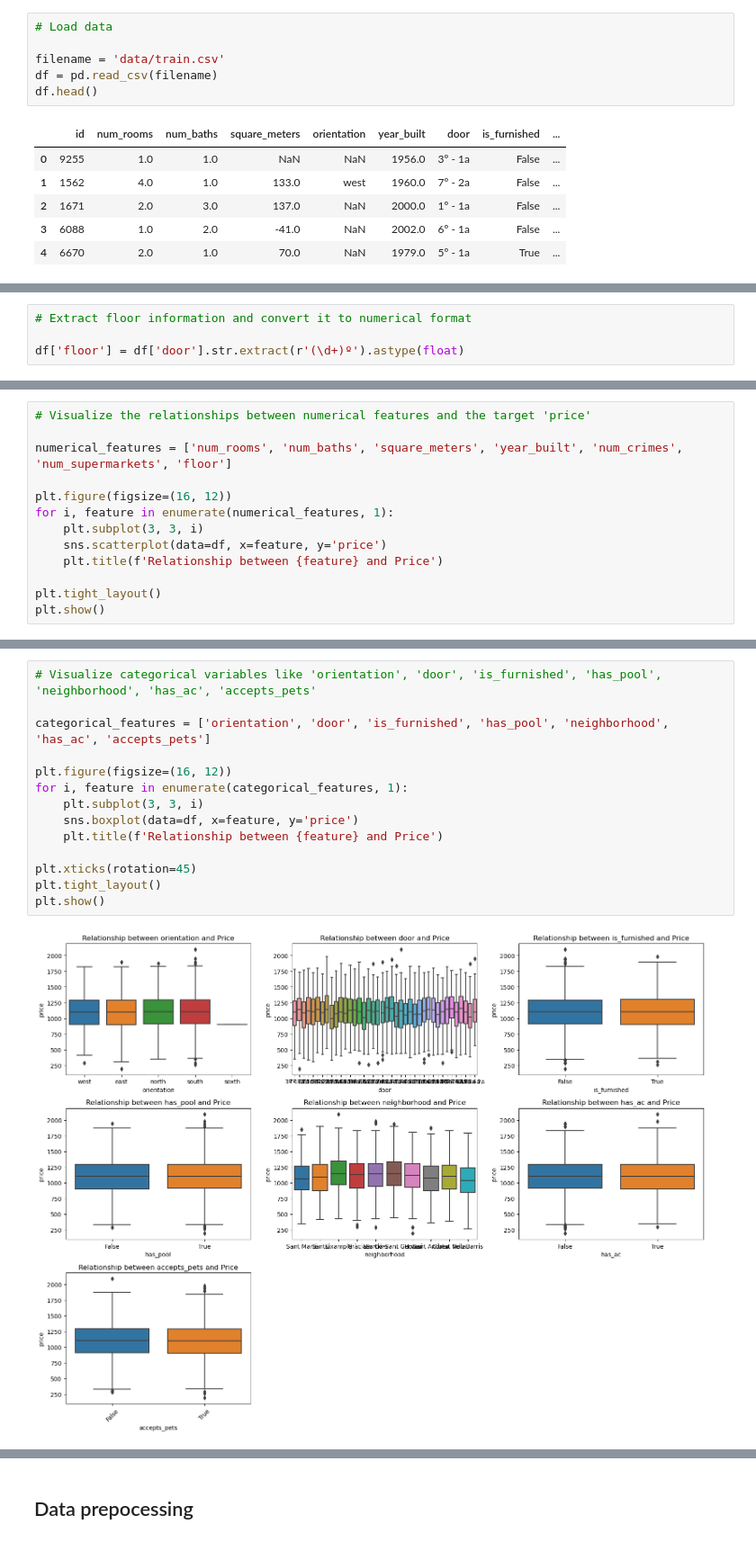
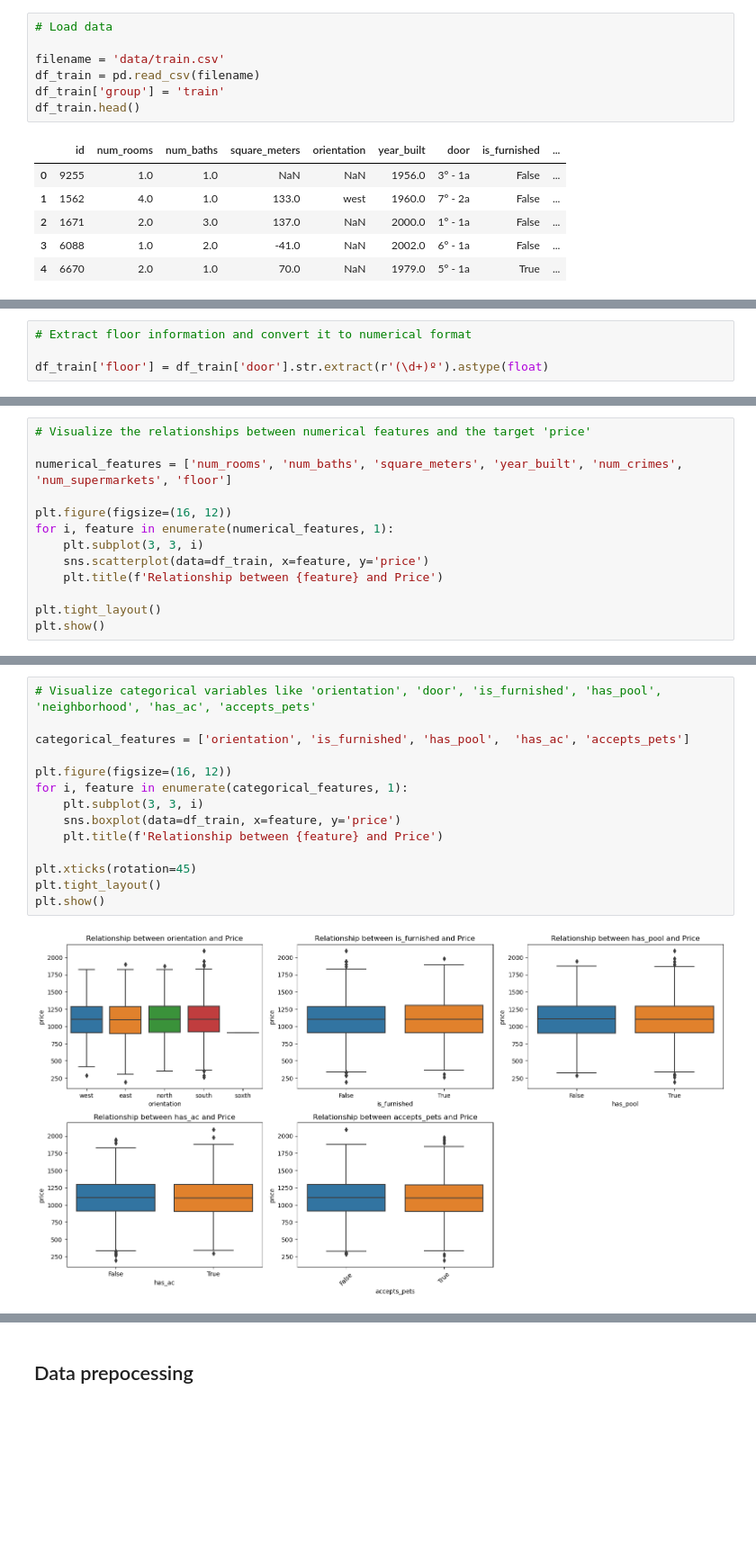
Before and after one commit to viktoriia-yuzkiv/Predicting-Apartment-Prices-in-Barcelona, a Jupyter notebook: Predicting Apartment Prices in Barcelona 2023.ipynb, the cells around one changed output, grey strips where cells are left out. Shown at 90% size. Drawn from its saved outputs; the diff is of its cells as text; blank space fills up the shorter version.

```diff
--- a/Predicting Apartment Prices in Barcelona 2023.ipynb
+++ b/Predicting Apartment Prices in Barcelona 2023.ipynb
@@ -102,8 +104,9 @@ from sklearn.model_selection import cross_val_score
 # Load data
 
 filename = 'data/train.csv'
-df = pd.read_csv(filename)
-df.head()
+df_train = pd.read_csv(filename)
+df_train['group'] = 'train'
+df_train.head()
 # %% [output]
 |  | id | num_rooms | num_baths | square_meters | orientation | year_built | door | is_furnished | ... |
 | 0 | 9255 | 1.0 | 1.0 | NaN | NaN | 1956.0 | 3º - 1a | False | ... |
@@ -184,4 +189,4 @@ plt.show()
 # %%
 # Extract floor information and convert it to numerical format
 
-df['floor'] = df['door'].str.extract(r'(\d+)º').astype(float)
+df_train['floor'] = df_train['door'].str.extract(r'(\d+)º').astype(float)
@@ -193,7 +213,7 @@ numerical_features = ['num_rooms', 'num_baths', 'square_meters', 'year_built', '
 plt.figure(figsize=(16, 12))
 for i, feature in enumerate(numerical_features, 1):
     plt.subplot(3, 3, i)
-    sns.scatterplot(data=df, x=feature, y='price')
+    sns.scatterplot(data=df_train, x=feature, y='price')
     plt.title(f'Relationship between {feature} and Price')
 
 plt.tight_layout()
@@ -203,19 +223,19 @@ plt.show()
 # %%
 # Visualize categorical variables like 'orientation', 'door', 'is_furnished', 'has_pool', 'neighborhood', 'has_ac', 'accepts_pets'
 
-categorical_features = ['orientation', 'door', 'is_furnished', 'has_pool', 'neighborhood', 'has_ac', 'accepts_pets']
+categorical_features = ['orientation', 'is_furnished', 'has_pool',  'has_ac', 'accepts_pets']
 
 plt.figure(figsize=(16, 12))
 for i, feature in enumerate(categorical_features, 1):
     plt.subplot(3, 3, i)
-    sns.boxplot(data=df, x=feature, y='price')
+    sns.boxplot(data=df_train, x=feature, y='price')
     plt.title(f'Relationship between {feature} and Price')
 
 plt.xticks(rotation=45)
 plt.tight_layout()
 plt.show()
 # %% [output]
-[figure, old version]
+[figure, new version]
 # %%
 # Correlation heatmap for numerical features
 
```
Also changed, not shown: parts of 47 cells of this notebook.
